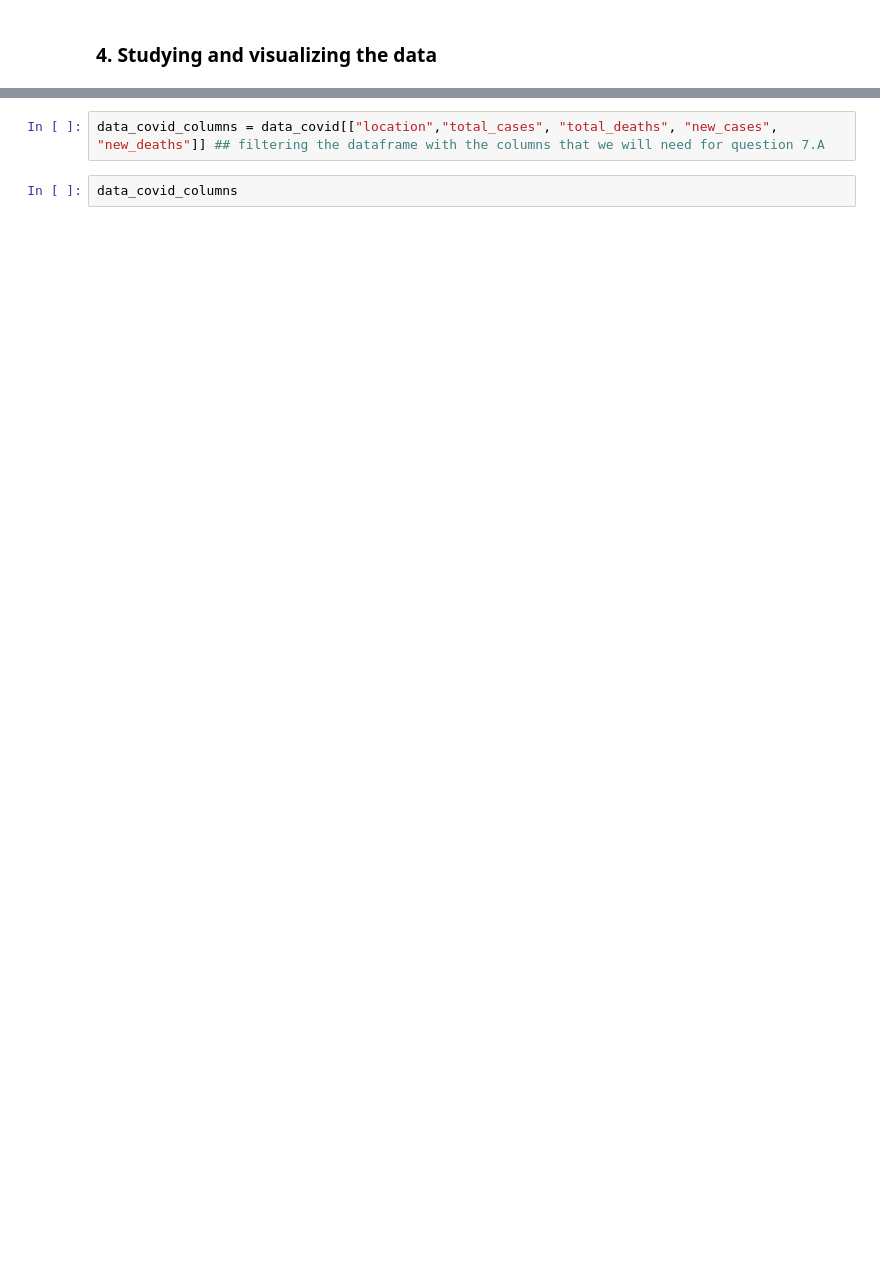
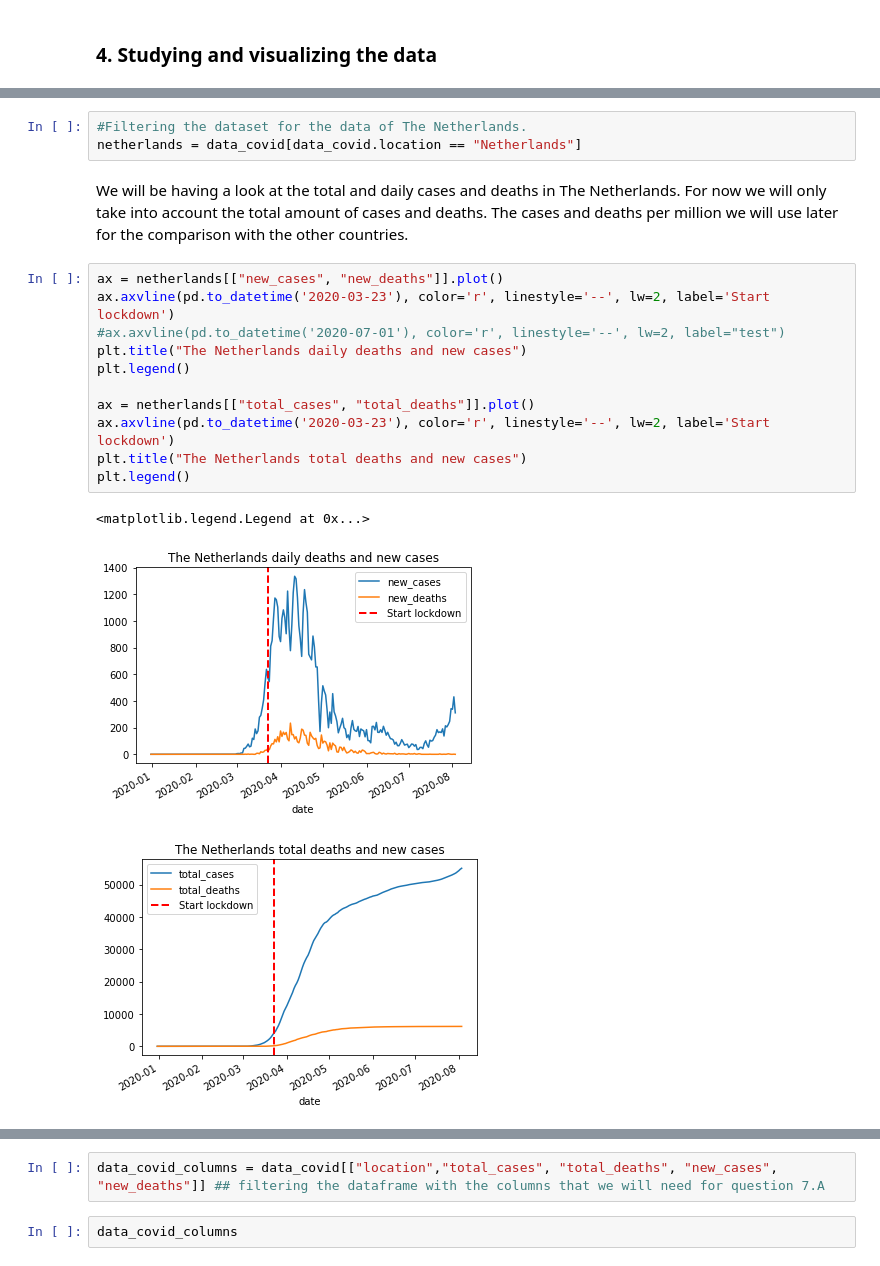
Before and after one commit to RoxannaW/Project_August_Corona, a Jupyter notebook: Roxanna/src/project_main.ipynb, the cells around one changed output, grey strips where cells are left out. Saved outputs shown, nothing was run; the diff lists cells and outputs as text; blank space fills up the shorter version.

```diff
--- a/Roxanna/src/project_main.ipynb
+++ b/Roxanna/src/project_main.ipynb
@@ -198,0 +204,20 @@ First we will have a general overview of the data
+# %%
+#Filtering the dataset for the data of The Netherlands.
+netherlands = data_covid[data_covid.location == "Netherlands"]
+# %% [markdown]
+We will be having a look at the total and daily cases and deaths in The Netherlands. For now we will only take into account the total amount of cases and deaths. The cases and deaths per million we will use later for the comparison with the other countries.
+# %%
+ax = netherlands[["new_cases", "new_deaths"]].plot()
+ax.axvline(pd.to_datetime('2020-03-23'), color='r', linestyle='--', lw=2, label='Start lockdown')
+#ax.axvline(pd.to_datetime('2020-07-01'), color='r', linestyle='--', lw=2, label="test")
+plt.title("The Netherlands daily deaths and new cases")
+plt.legend()
+
+ax = netherlands[["total_cases", "total_deaths"]].plot()
+ax.axvline(pd.to_datetime('2020-03-23'), color='r', linestyle='--', lw=2, label='Start lockdown')
+plt.title("The Netherlands total deaths and new cases")
+plt.legend()
+# %% [output]
+<matplotlib.legend.Legend at 0x...>
+[figure, added]
+[figure, added]
```
Also changed, not shown: parts of 25 cells of this notebook, 1 other file.
